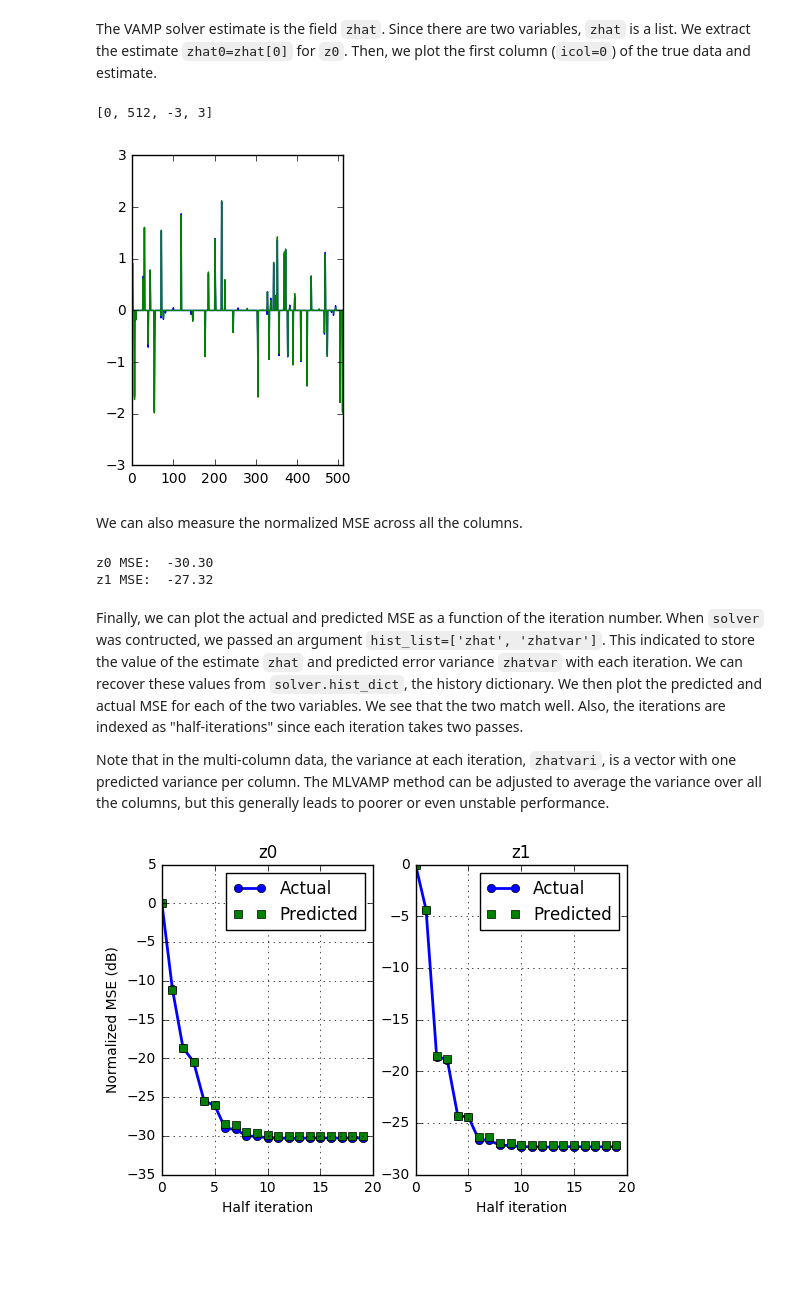
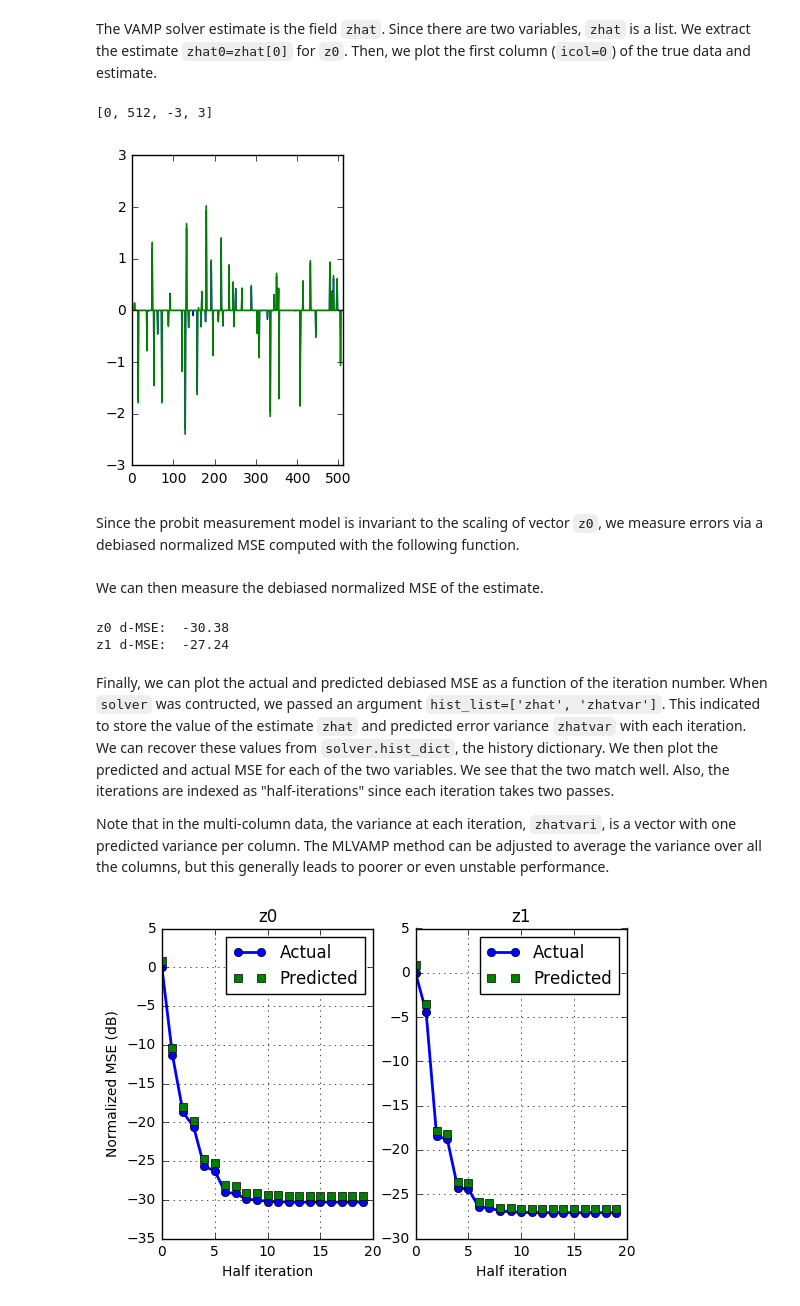
Before and after one commit to GAMPTeam/vampyre, a Jupyter notebook: demos/sparse/sparse_probit.ipynb, the cells around one changed output. Drawn from its saved outputs; the diff is of its cells as text; code cells hidden in the pictures; blank space fills up the shorter version.

Commit message:
Added debiasing to the MSE computation in the probit demo.

```diff
--- a/demos/sparse/sparse_probit.ipynb
+++ b/demos/sparse/sparse_probit.ipynb
@@ -66,10 +61,10 @@ z0 = z0*u
 
 # Normalize z0 to the average value.  The probit estimation generally has a significant
 # error in the overall scaling of z0, so this removes this error.
-zpowtgt = zvar_act*sparse_rat
-zpow = np.mean(z0**2,axis=0)
-zpow = zpow[None,:]
-z0 = z0*np.sqrt(zpowtgt/zpow)
+#zpowtgt = zvar_act*sparse_rat
+#zpow = np.mean(z0**2,axis=0)
+#zpow = zpow[None,:]
+#z0 = z0*np.sqrt(zpowtgt/zpow)
 # %% [markdown]
 Now, we create a random transform $A$ and output $z_1 = Az_0 + w$.
 # %%
@@ -147,55 +142,72 @@ plt.plot(t,zhat0[:,icol])
 plt.axis([0,nz0,-3,3])
 # %% [output]
 [0, 512, -3, 3]
-[figure, old version]
+[figure, new version]
+# %% [markdown]
+Since the probit measurement model is invariant to the scaling of vector `z0`, we measure errors via a debiased normalized MSE computed with the following function.
+# %%
+def debias_mse(zhat,ztrue):
+    """
+    If zhat and ztrue are 1D vectors, the function computes the *debiased normalized MSE* defined as:
+
+        dmse_lin = min_c ||ztrue-c*zhat||^2/||ztrue||^2 = (1-|zhat'*ztrue|^2/||ztrue||^2||zhat||^2)
+
+    The function returns the value in dB:  dmse = 10*log10(dmse_lin)
+
+    If zhat and ztrue are matrices, dmse_lin is computed for each column and then averaged over the columns
+    """
+    zcorr = np.abs(np.sum(zhat.conj()*ztrue,axis=0))**2
+    zhatpow = np.sum(np.abs(zhat)**2,axis=0)
+    zpow = np.sum(np.abs(ztrue)**2,axis=0)
+    tol = 1e-8
+    if np.any(zhatpow < tol) or np.any(zpow < tol):
+        dmse = 0
+    else:
+        dmse = 10*np.log10(np.mean(1 - zcorr/zhatpow/zpow))
+    return dmse
 # %% [markdown]
-We can also measure the normalized MSE across all the columns.
+We can then measure the debiased normalized MSE of the estimate.
 # %%
 ztrue = [z0,z1]
 zhat = solver.zhat
 nvar = len(ztrue)
-mse = np.zeros(nvar)
+dmse = np.zeros(nvar)
 for i in range(nvar):
     zhati = zhat[i]
     ztruei = ztrue[i]
-    zerr = np.mean(np.abs(zhati-ztruei)**2)
-    zpow = np.mean(np.abs(ztruei)**2)
-    mse[i] = 10*np.log10(zerr/zpow)
-    print("z{0:d} MSE: {1:7.2f}".format(i, mse[i]))
+    dmse[i] = debias_mse(zhati,ztruei)
+    print("z{0:d} d-MSE: {1:7.2f}".format(i, mse[i]))
 # %% [output]
-z0 MSE:  -30.30
-z1 MSE:  -27.32
+z0 d-MSE:  -30.38
+z1 d-MSE:  -27.24
 # %% [markdown]
-Finally, we can plot the actual and predicted MSE as a function of the iteration number.  When `solver` was contructed, we passed an argument `hist_list=['zhat', 'zhatvar']`.  This indicated to store the value of the estimate `zhat` and predicted error variance `zhatvar` with each iteration.  We can recover these values from `solver.hist_dict`, the history dictionary.   We then plot the predicted and actual MSE for each of the two variables.  We see that the two match well.  Also, the iterations are indexed as "half-iterations" since each iteration takes two passes.
+Finally, we can plot the actual and predicted debiased MSE as a function of the iteration number.  When `solver` was contructed, we passed an argument `hist_list=['zhat', 'zhatvar']`.  This indicated to store the value of the estimate `zhat` and predicted error variance `zhatvar` with each iteration.  We can recover these values from `solver.hist_dict`, the history dictionary.   We then plot the predicted and actual MSE for each of the two variables.  We see that the two match well.  Also, the iterations are indexed as "half-iterations" since each iteration takes two passes.
 
 Note that in the multi-column data, the variance at each iteration, `zhatvari`, is a vector with one predicted variance per column.  The MLVAMP method can be adjusted to average the variance over all the columns, but this generally leads to poorer or even unstable performance.
 # %%
 # Compute the MSE as a function of the iteration
 zhat_hist = solver.hist_dict['zhat']
 zvar_hist = solver.hist_dict['zhatvar']
 nit = len(zhat_hist)
 mse_act = np.zeros((nit,nvar))
 mse_pred = np.zeros((nit,nvar))
+
 for ivar in range(nvar):
-    zpowi = np.mean(np.abs(ztrue[ivar])**2)
     for it in range(nit):
         zhati = zhat_hist[it][ivar]
         zhatvari = zvar_hist[it][ivar]
-        zerr_act = np.mean(np.abs(zhati-ztrue[ivar])**2)
-        zerr_pred = np.mean(zhatvari)
-
-        mse_act[it,ivar] = 10*np.log10(zerr_act/zpowi)
-        mse_pred[it,ivar] = 10*np.log10(zerr_pred/zpowi)
+        mse_act[it,ivar] = debias_mse(zhati,ztrue[ivar])
+        mse_pred[it,ivar] = 10*np.log10(np.mean(zhatvari/zpowi))
 
 for ivar in range(nvar):
     plt.subplot(1,nvar,ivar+1)
     plt.plot(range(nit), mse_act[:,ivar], 'o-', linewidth=2)
     plt.plot(range(nit), mse_pred[:,ivar], 's', linewidth=1)
     plt.xlabel('Half iteration')
     if (ivar == 0):
         plt.ylabel('Normalized MSE (dB)')
     plt.legend(['Actual', 'Predicted'])
     plt.title("z{0:d}".format(ivar))
     plt.grid()
 # %% [output]
-[figure, old version]
+[figure, new version]
```
Also changed, not shown: parts of 1 cell of this notebook.
